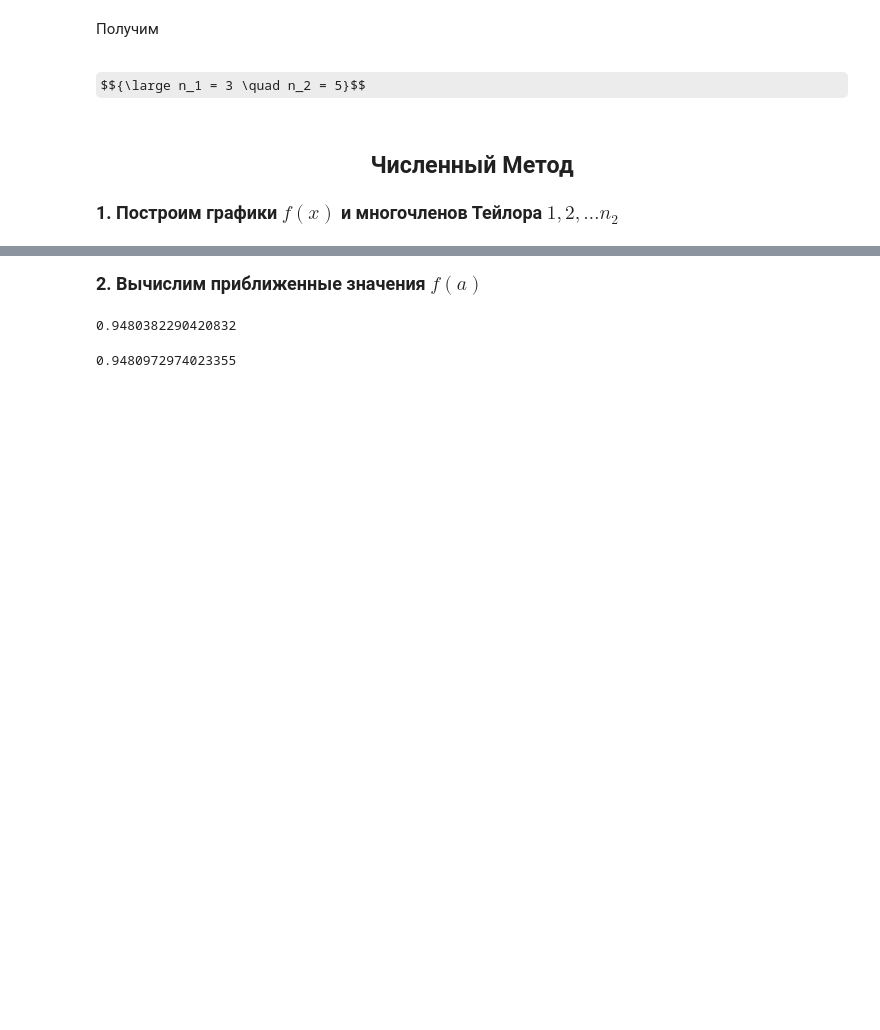
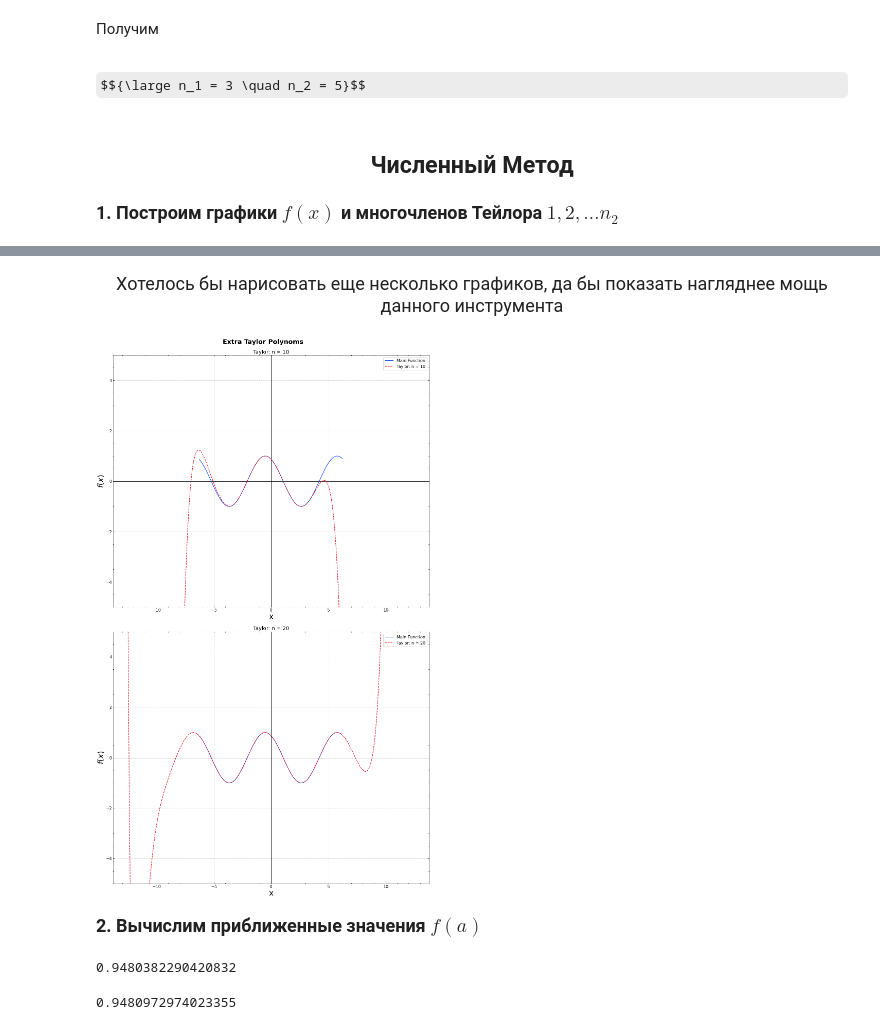
Before and after one commit to lilpuzeen/Calculus-S1-2, a Jupyter notebook: Second Lab/second.ipynb, the cells around one changed output, grey strips where cells are left out. Drawn from its saved outputs; the diff is of its cells as text; code cells hidden in the pictures; some formulas as TeX source; blank space fills up the shorter version.

```diff
--- a/Second Lab/second.ipynb
+++ b/Second Lab/second.ipynb
@@ -200,3 +207,17 @@ get_nth_Taylor_plot(X, taylor_polynom(X, 5), 5, 4)
+# %% [markdown]
+<p style="text-align: center; font-size: 18px">Хотелось бы нарисовать еще несколько графиков, да бы показать нагляднее мощь данного инструмента</p>
+# %%
+fig, axes = plt.subplots(2, constrained_layout=True)
+fig.suptitle("Extra Taylor Polynoms", fontsize=25, fontweight="bold", verticalalignment="center")
+fig.set_figwidth(18)
+fig.set_figheight(30)
+X_extra = np.arange(-4*np.pi, 4*np.pi, 0.1)
+
+get_nth_Taylor_plot(X_extra, taylor_polynom(X_extra, 10), 10, 0)
+
+get_nth_Taylor_plot(X_extra, taylor_polynom(X_extra, 20), 20, 1)
+# %% [output]
+[figure, added]
 # %% [markdown]
 <p style="font-weight: bold; font-size: 18px;">2. Вычислим приближенные значения $f(a)$</p>
 # %%
```
Also changed, not shown: parts of 18 cells of this notebook, 1 other file.
